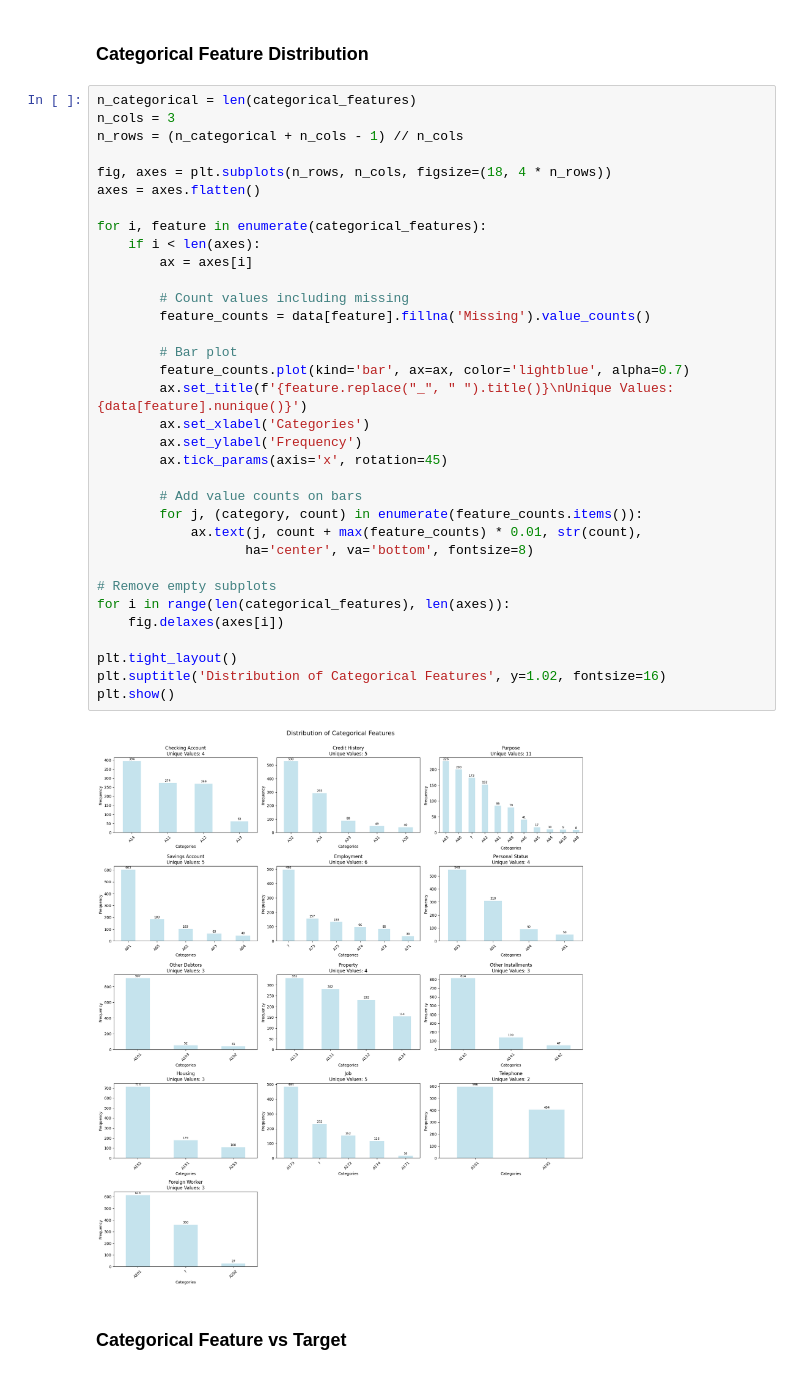
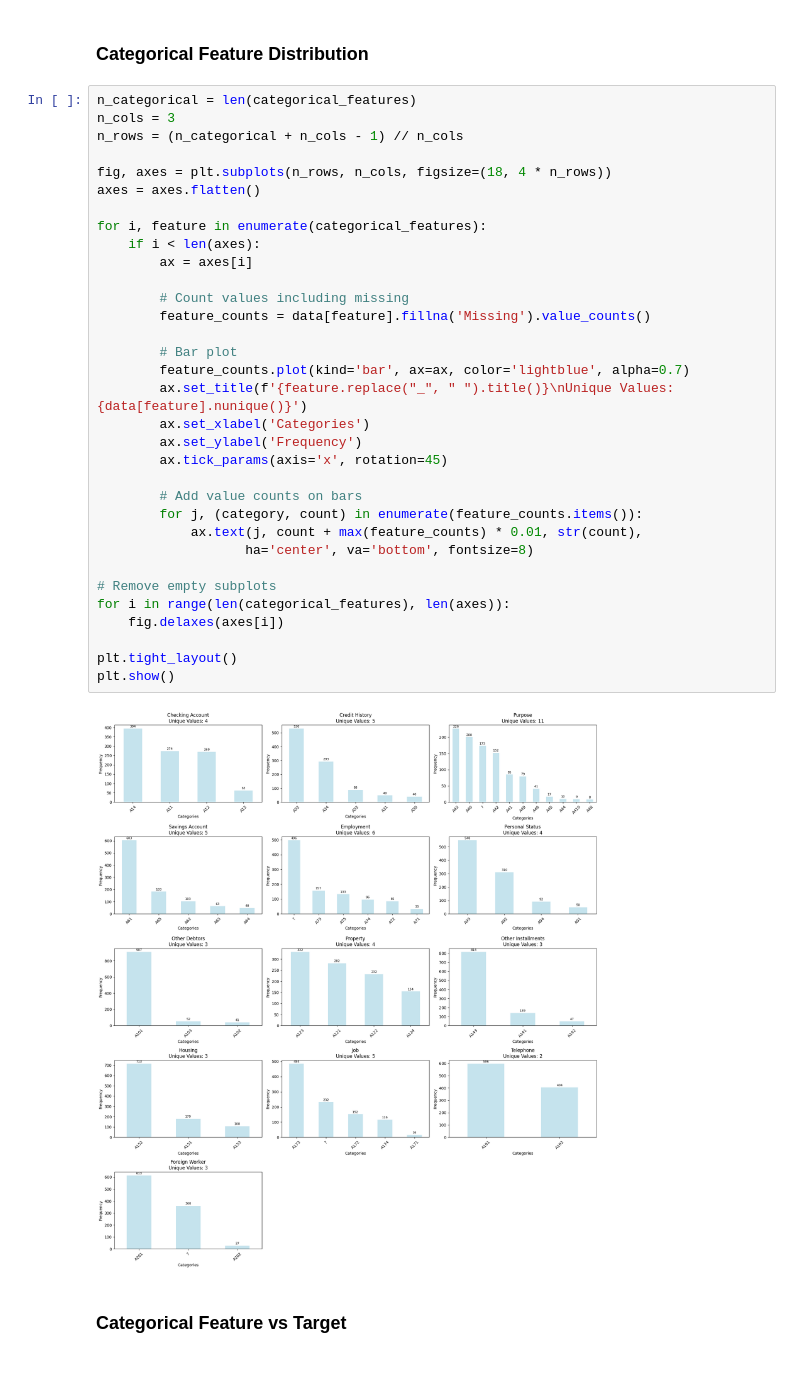
Before and after one commit to lam1aa/ML, a Jupyter notebook: credit_risk.ipynb, the cells around one changed output. Saved outputs shown, nothing was run; the diff lists cells and outputs as text.

```diff
--- a/credit_risk.ipynb
+++ b/credit_risk.ipynb
@@ -240,35 +237,34 @@ n_rows = (n_categorical + n_cols - 1) // n_cols
 
 fig, axes = plt.subplots(n_rows, n_cols, figsize=(18, 4 * n_rows))
 axes = axes.flatten()
 
 for i, feature in enumerate(categorical_features):
     if i < len(axes):
         ax = axes[i]
 
         # Count values including missing
         feature_counts = data[feature].fillna('Missing').value_counts()
 
         # Bar plot
         feature_counts.plot(kind='bar', ax=ax, color='lightblue', alpha=0.7)
         ax.set_title(f'{feature.replace("_", " ").title()}\nUnique Values: {data[feature].nunique()}')
         ax.set_xlabel('Categories')
         ax.set_ylabel('Frequency')
         ax.tick_params(axis='x', rotation=45)
 
         # Add value counts on bars
         for j, (category, count) in enumerate(feature_counts.items()):
             ax.text(j, count + max(feature_counts) * 0.01, str(count),
                    ha='center', va='bottom', fontsize=8)
 
 # Remove empty subplots
 for i in range(len(categorical_features), len(axes)):
     fig.delaxes(axes[i])
 
 plt.tight_layout()
-plt.suptitle('Distribution of Categorical Features', y=1.02, fontsize=16)
 plt.show()
 # %% [output]
-[figure, old version]
+[figure, new version]
 # %% [markdown]
 ### Categorical Feature vs Target
 # %%
```
Also changed, not shown: parts of 31 cells of this notebook, 1 other file.
